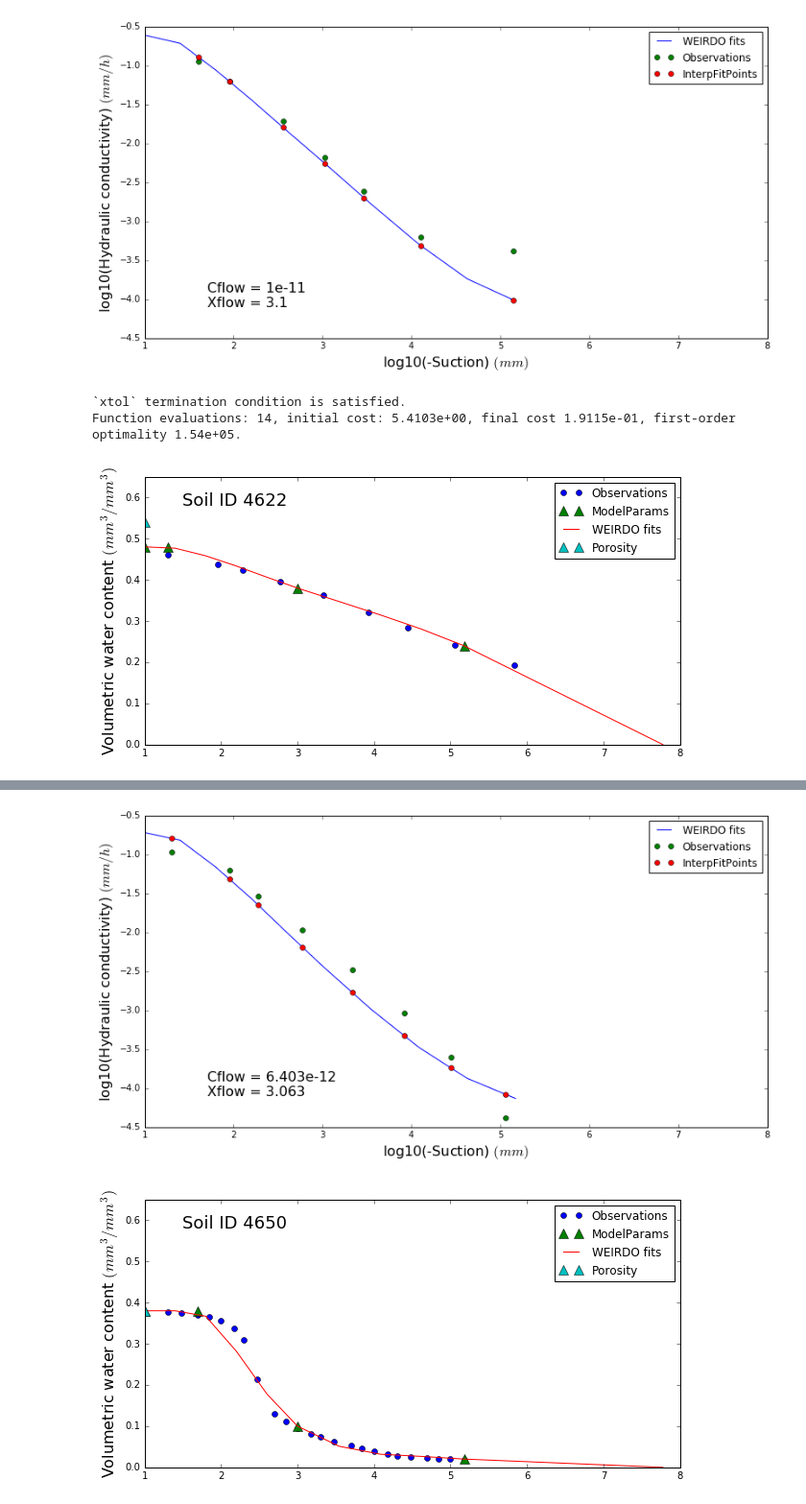
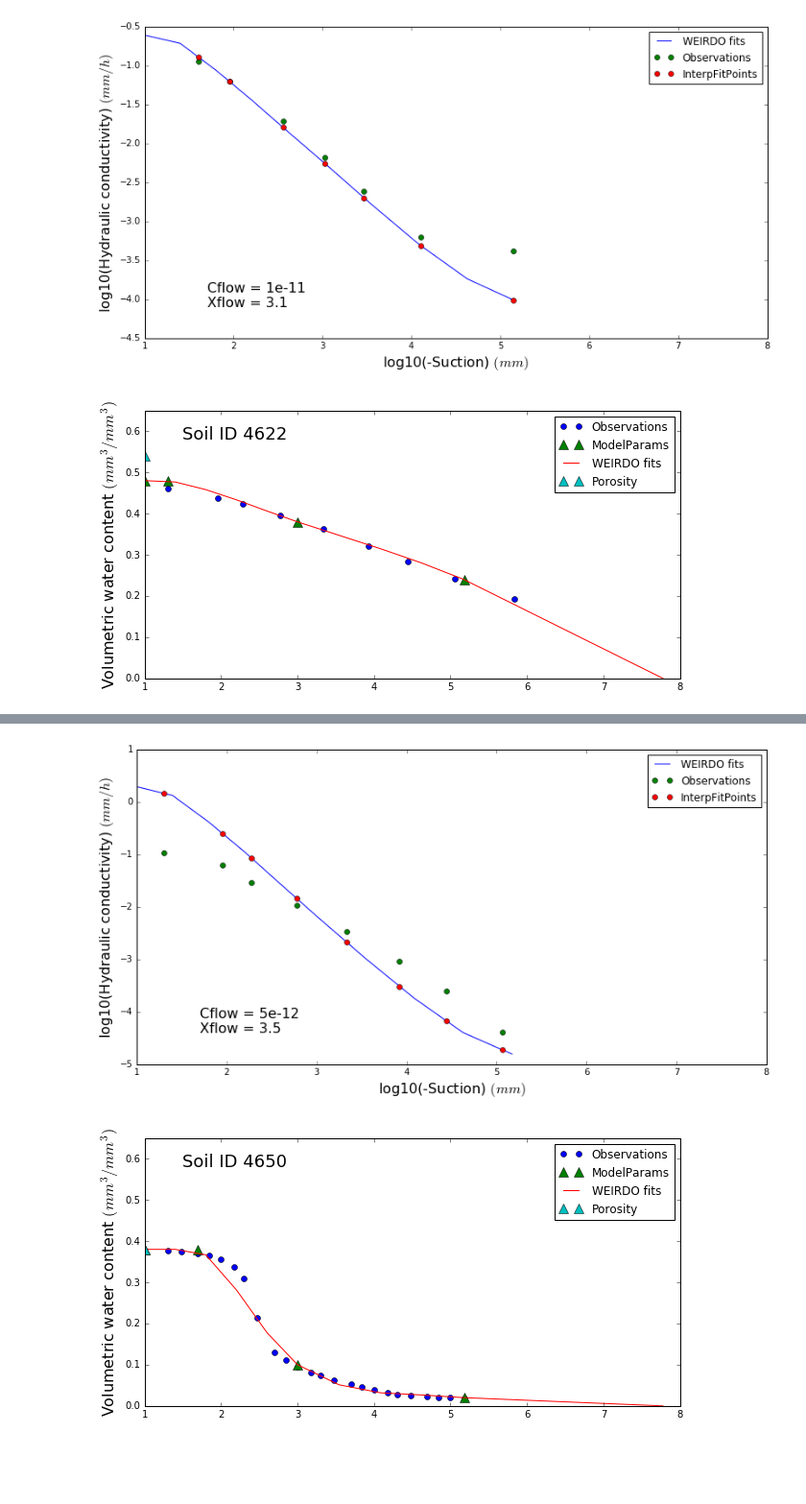
Before and after one commit to PlantandFoodResearch/MultiPoreWater, a Jupyter notebook: KParamFit.ipynb, the cells around one changed output, grey strips where cells are left out. Shown at 96% size. Saved outputs shown, nothing was run; the diff lists cells and outputs as text; code cells hidden in the pictures; blank space fills up the shorter version.

```diff
--- a/KParamFit.ipynb
+++ b/KParamFit.ipynb
@@ -152,3 +107,9 @@ FullData.ix[:,'PoreRadius'] = np.add(FullData.ix[:,'UpperDiameter'],FullData.ix[
-# %%
-# Area units = um2
-FullData.ix[:,'Area'] = np.pi * np.power(FullData.ix[:,'PoreRadius'],2)
+# %%
+fig = plt.figure(figsize=(10,10))
+
+for soil in FullData.index:
+    plt.plot(np.log10(FullData.ix[soil,'preshead']),FullData.ix[soil,'conductivity'],'o-')
+plt.xlabel('log(suction) (mm)',fontsize=16)
+plt.ylabel('log(k) (mm/h)',fontsize=16)
+plt.title('Filterd data sets', fontsize=25)
+plt.ylim(0,0.001)
@@ -369,7 +172,7 @@ GraphData = FullData.set_index('code')
 SoilList = GraphData.index.drop_duplicates().values
 # %%
 Fits = pd.DataFrame(index = map(str,SoilList),
-                    columns = ['SAT','DUL','LL','psibub','Cflow','Xflow','Ksat','kFC'])
+                    columns = ['SAT','DUL','LL','psibub','Cflow','Xflow','kSat','kFC'])
 # %% [markdown]
 ### Make dataframe with soil properties for full set points
 # %%
@@ -473,7 +276,7 @@ def ForceNGraph(Set,FitSAT,FitDUL,FitLL,psibub,Cflow,Xflow):
     LessThan150000 = GraphData.ix[Set,'preshead']<150000
     NonExtremities = GreaterThan0 & LessThan150000
 
-    FitFrame = ConductivityFrame(FitSAT,FitDUL,FitLL,psibub,Cflow,Xflow)
+    FitFrame = WEIRDOFunctions.ConductivityFrame(BoundPSI,FitSAT,FitDUL,FitLL,psibub,Cflow,Xflow)
 
     Fits.ix[Set,'SAT'] = FitSAT
     Fits.ix[Set,'DUL'] = FitDUL
@@ -487,7 +290,7 @@ def ForceNGraph(Set,FitSAT,FitDUL,FitLL,psibub,Cflow,Xflow):
     fig = plt.figure(figsize=(10,5))
     plt.plot(np.log10(GraphData.ix[Set,'preshead']),GraphData.ix[Set,'theta'],'o',label = 'Observations')
     plt.plot(np.log10([10,-psibub,1000,150000]),[FitSAT,FitDUL+(FitSAT-FitDUL)*1,FitDUL,FitLL],'^',markersize = 10,label = 'ModelParams')
-    plt.plot(np.log10(-BoundPSI),ThetaCurvemm5pt(FitSAT,FitDUL,FitLL,BoundPSI,psibub),label = 'WEIRDO fits')
+    plt.plot(np.log10(-BoundPSI),WEIRDOFunctions.ThetaCurve_mm_5pt(BoundPSI,FitSAT,FitDUL,FitLL,psibub),label = 'WEIRDO fits')
     plt.plot([1],PropsDataFull.ix[Set,'EstPorosity'],'^',markersize = 10,label = 'Porosity')
     plt.ylim(0,0.65)
     plt.text(1.5,.58,'Soil ID ' +Set,fontsize=18)
@@ -687,8 +487,7 @@ lower = [0,0]
 upper = [0.001,10]
 p0 = [6e-12,1.9]
 
-FitNGraph(Set,FitSAT,FitDUL,FitLL,psibub,lower,upper,p0)
+#FitNGraph(Set,FitSAT,FitDUL,FitLL,psibub,lower,upper,p0)
+ForceNGraph(Set,FitSAT,FitDUL,FitLL,psibub,5e-12,3.5)
 # %% [output]
-`xtol` termination condition is satisfied.
-Function evaluations: 14, initial cost: 5.4103e+00, final cost 1.9115e-01, first-order optimality 1.54e+05.
 [figure]
@@ -696,4 +495,4 @@ Function evaluations: 14, initial cost: 5.4103e+00, final cost 1.9115e-01, first
-[figure, old version]
+[figure, new version]
 # %%
 Set = '4650'
 FitSAT = 0.38
```
Also changed, not shown: parts of 58 cells of this notebook, 3 other files.
